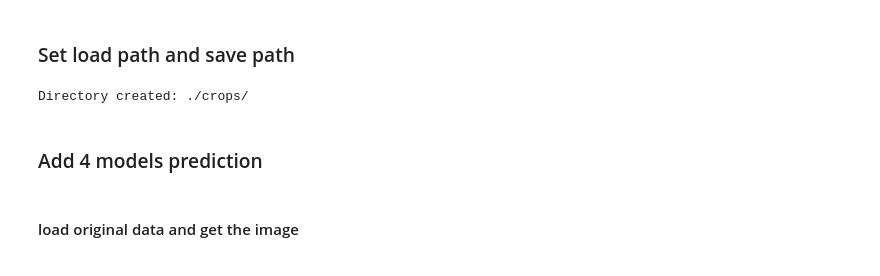
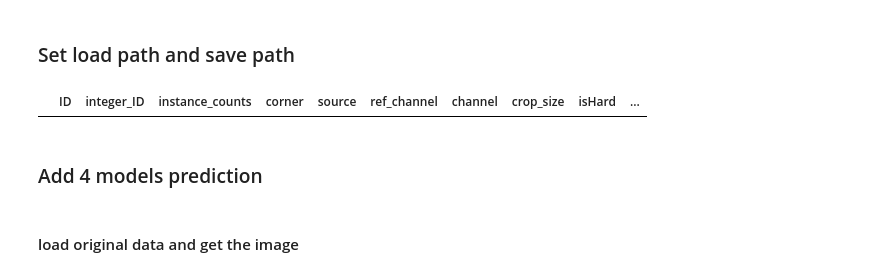
Before and after one commit to yin-n/cell_annotation, a Jupyter notebook: model_select.ipynb, the cells around one changed output. Cells and saved outputs as stored; diff of their text form; code cells hidden in the pictures.

```diff
--- a/model_select.ipynb
+++ b/model_select.ipynb
@@ -31,7 +31,7 @@ if not os.path.exists(directory):
 save_path = directory
 ##### change path
 #you need to change to the folder you want metadata path
-meta_path = './info.pkl'
+meta_path = './model_select.pkl'
 
 # create Zarr file object
 fix_zarr = [zarr.open(store=zarr.N5Store(fix_n5_path[0]), mode='r'), zarr.open(store=zarr.N5Store(fix_n5_path[1]), mode='r')]
@@ -42,8 +42,6 @@ fix_zarr = [zarr.open(store=zarr.N5Store(fix_n5_path[0]), mode='r'), zarr.open(s
 n5_setups = list(fix_zarr[0].keys())
 
 voxel_size = (2.0,1.3,1.3)
-# %% [output]
-Directory created: ./crops/
 # %%
 # set your parameters here
 reference_chan = 3 # Integer or None
@@ -75,6 +73,10 @@ if not os.path.exists(meta_path):
     df = pd.DataFrame(columns=['ID', 'integer_ID', 'instance_counts', 'corner', 'source', 'ref_channel', 'channel', 'crop_size', 'isHard', 'plane_position','model_rank', 'comments'])
 else:
     df = pd.read_pickle(meta_path)
+# %%
+df
+# %% [output]
+|  | ID | integer_ID | instance_counts | corner | source | ref_channel | channel | crop_size | isHard | ... |
 # %%
 # if you have trouble like ImportError: cannot import name 'fastCopyAndTranspose' from 'numpy.core.multiarray'
 # try this
```
Also changed, not shown: parts of 2 cells of this notebook, 18 other files.
